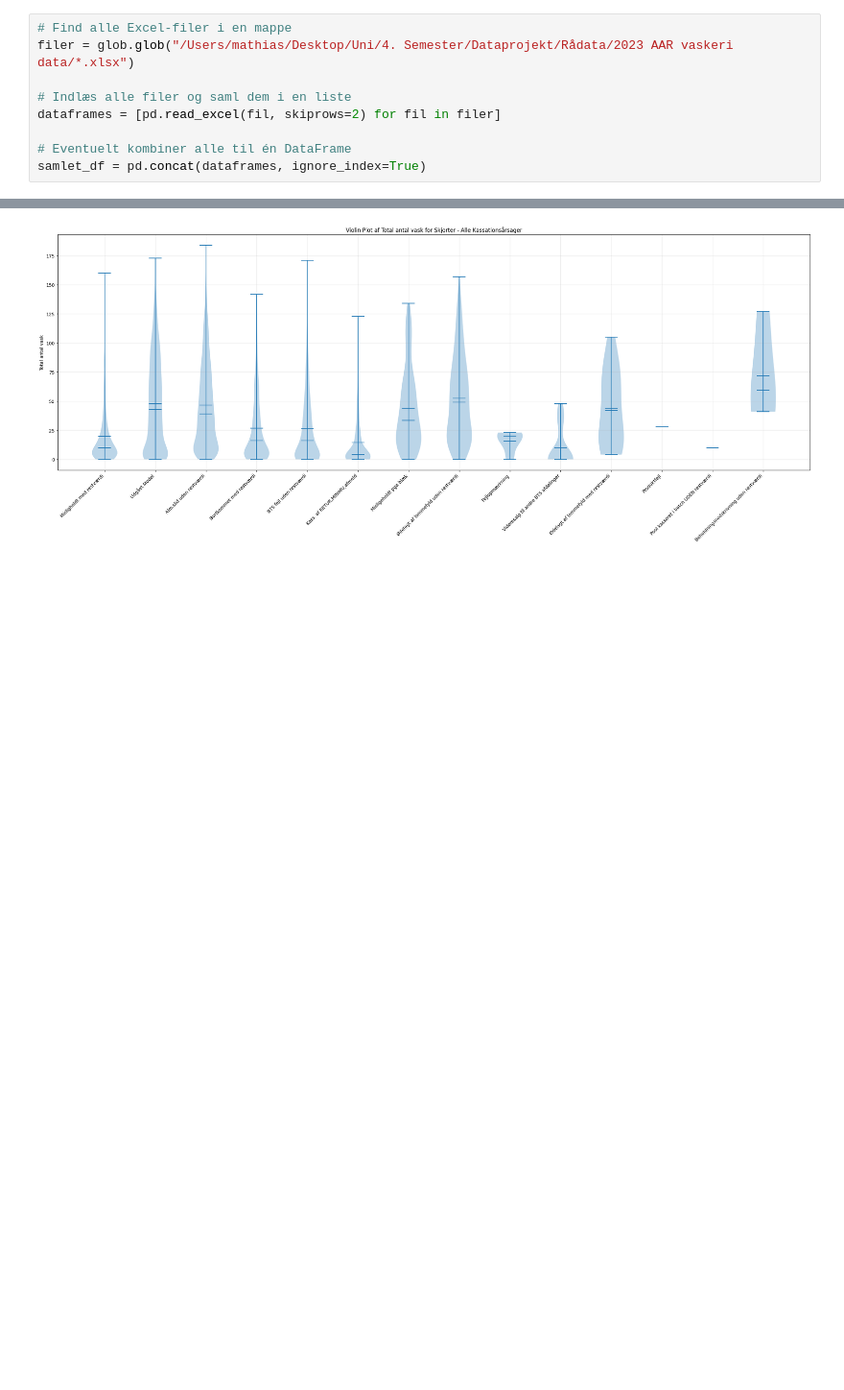
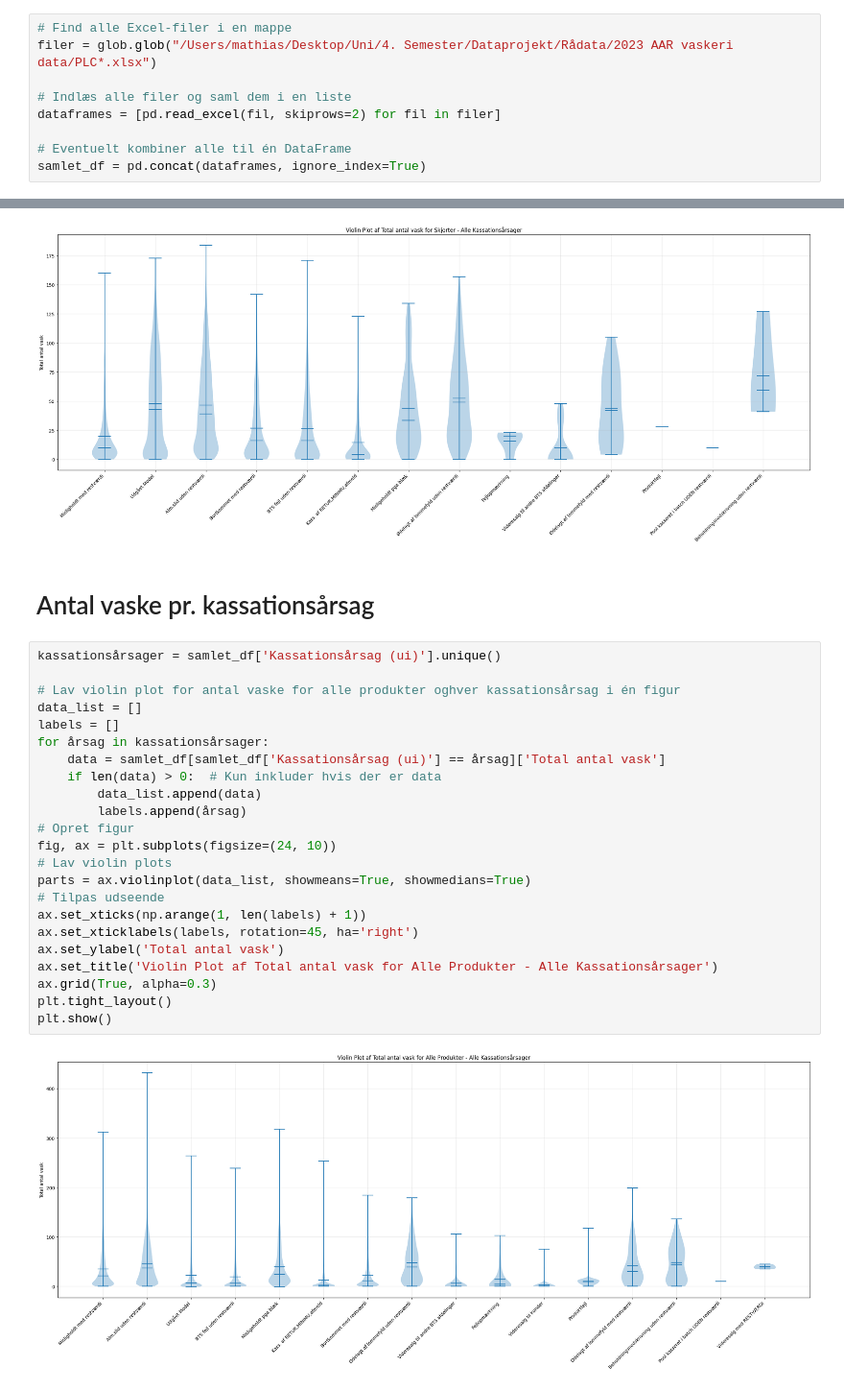
Before and after one commit to Mathias2209/Dataprojekt, a Jupyter notebook: Violinplots.ipynb, the cells around one changed output, grey strips where cells are left out. Shown at 96% size. Cells and saved outputs as stored; diff of their text form; blank space fills up the shorter version.

Commit message:
Update Violinplots.ipynb
3.0 udgave

```diff
--- a/Violinplots.ipynb
+++ b/Violinplots.ipynb
@@ -7,7 +7,7 @@ import glob
 import matplotlib.pyplot as plt
 # %%
 # Find alle Excel-filer i en mappe
-filer = glob.glob("/Users/mathias/Desktop/Uni/4. Semester/Dataprojekt/Rådata/2023 AAR vaskeri data/*.xlsx")
+filer = glob.glob("/Users/mathias/Desktop/Uni/4. Semester/Dataprojekt/Rådata/2023 AAR vaskeri data/PLC*.xlsx")
 
 # Indlæs alle filer og saml dem i en liste
 dataframes = [pd.read_excel(fil, skiprows=2) for fil in filer]
@@ -149,3 +149,30 @@ plt.tight_layout()
 plt.show()
 # %% [output]
 [figure]
+# %% [markdown]
+# Antal vaske pr. kassationsårsag
+# %%
+kassationsårsager = samlet_df['Kassationsårsag (ui)'].unique()
+
+# Lav violin plot for antal vaske for alle produkter oghver kassationsårsag i én figur
+data_list = []
+labels = []
+for årsag in kassationsårsager:
+    data = samlet_df[samlet_df['Kassationsårsag (ui)'] == årsag]['Total antal vask']
+    if len(data) > 0:  # Kun inkluder hvis der er data
+        data_list.append(data)
+        labels.append(årsag)
+# Opret figur
+fig, ax = plt.subplots(figsize=(24, 10))
+# Lav violin plots
+parts = ax.violinplot(data_list, showmeans=True, showmedians=True)
+# Tilpas udseende
+ax.set_xticks(np.arange(1, len(labels) + 1))
+ax.set_xticklabels(labels, rotation=45, ha='right')
+ax.set_ylabel('Total antal vask')
+ax.set_title('Violin Plot af Total antal vask for Alle Produkter - Alle Kassationsårsager')
+ax.grid(True, alpha=0.3)
+plt.tight_layout()
+plt.show()
+# %% [output]
+[figure, added]
```
Also changed, not shown: parts of 4 cells of this notebook.
